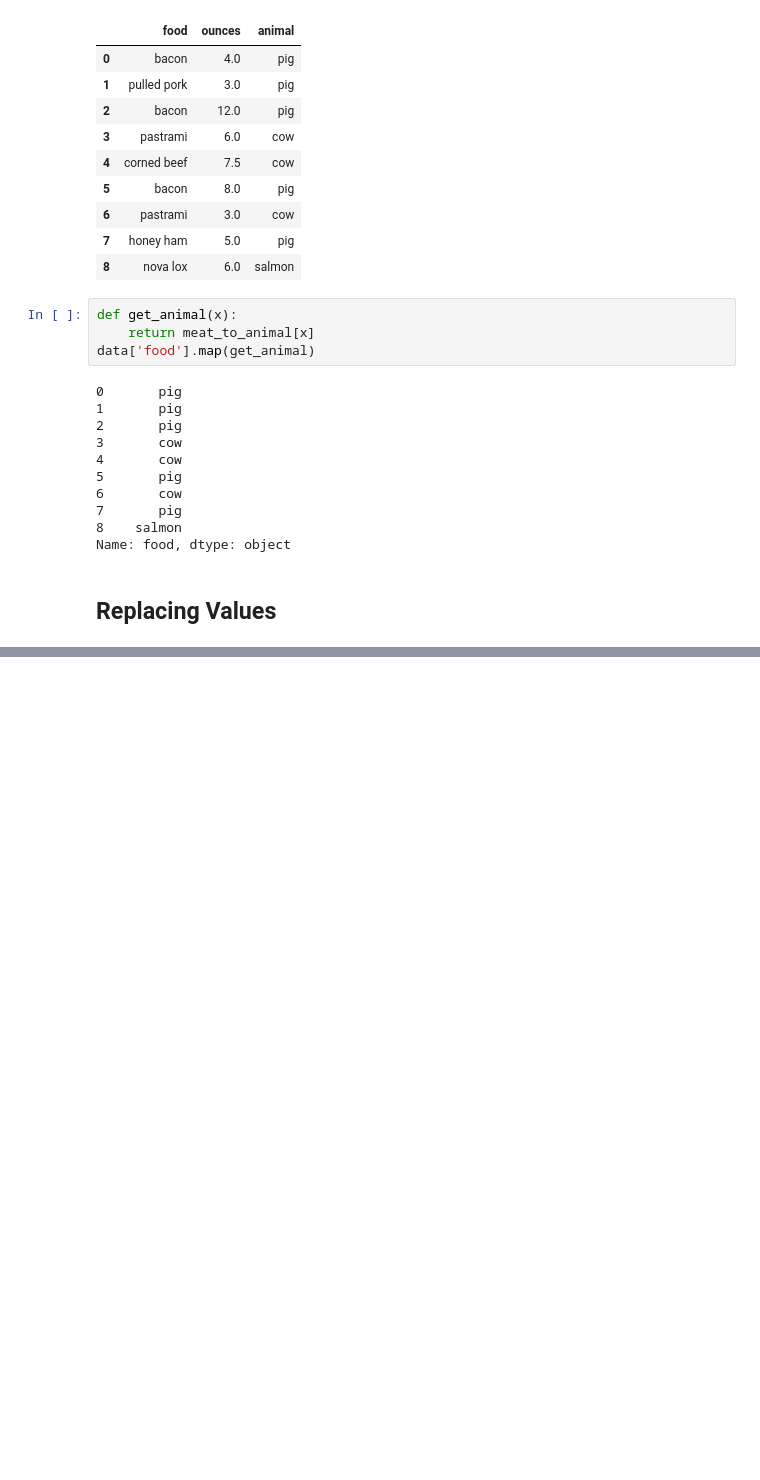
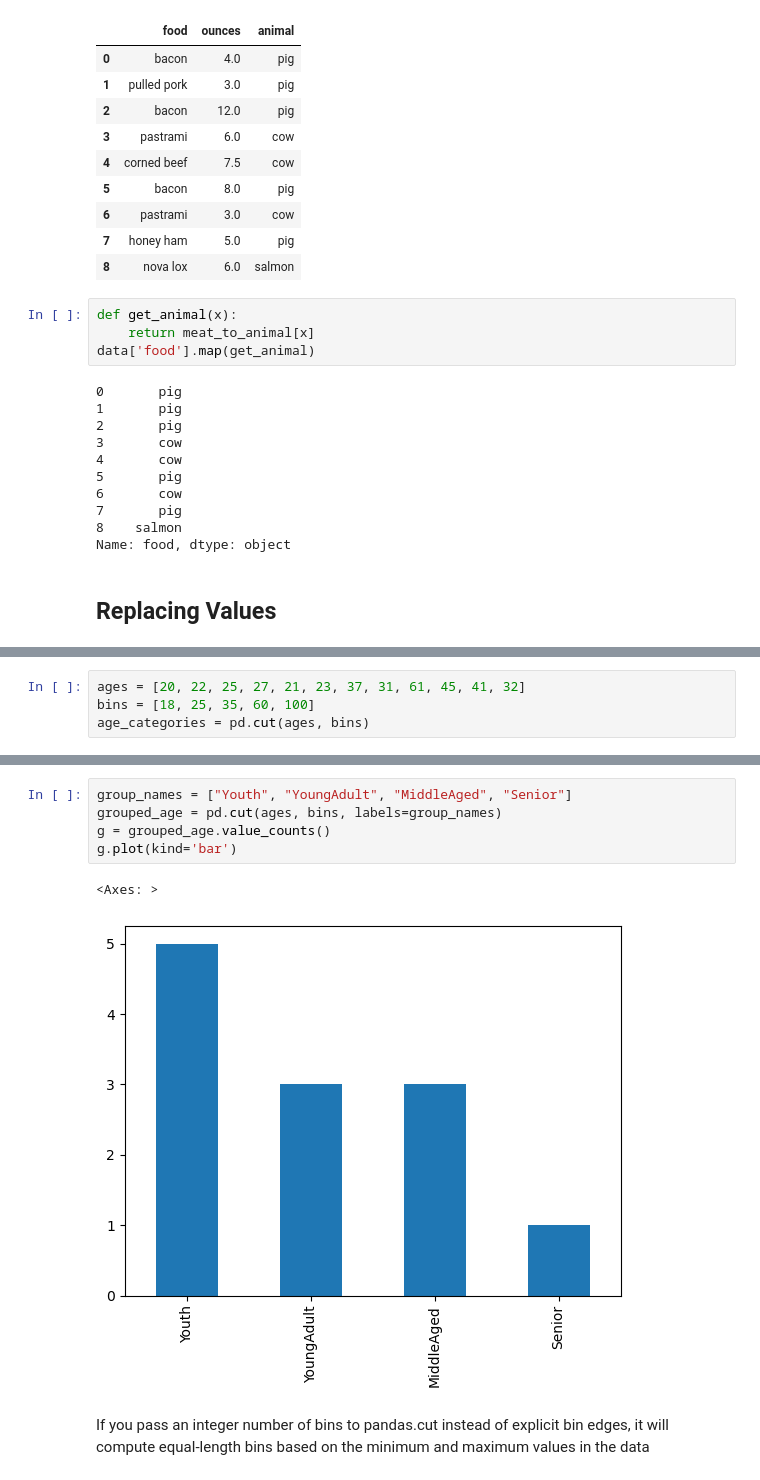
Before and after one commit to ahammadnafiz/Machine-Learning-From-Scratch, a Jupyter notebook: Pandas From Scratch/Data Cleaning and Preparation.ipynb, the cells around one changed output, grey strips where cells are left out. Saved outputs shown, nothing was run; the diff lists cells and outputs as text; blank space fills up the shorter version.

```diff
--- a/Pandas From Scratch/Data Cleaning and Preparation.ipynb
+++ b/Pandas From Scratch/Data Cleaning and Preparation.ipynb
@@ -283,0 +418,4 @@ data = pd.Series([1., -999., 2., -999., -1000., 3.])
+# %%
+ages = [20, 22, 25, 27, 21, 23, 37, 31, 61, 45, 41, 32]
+bins = [18, 25, 35, 60, 100]
+age_categories = pd.cut(ages, bins)
@@ -283,0 +450,12 @@ data = pd.Series([1., -999., 2., -999., -1000., 3.])
+# %%
+group_names = ["Youth", "YoungAdult", "MiddleAged", "Senior"]
+grouped_age = pd.cut(ages, bins, labels=group_names)
+g = grouped_age.value_counts()
+g.plot(kind='bar')
+# %% [output]
+<Axes: >
+[figure, added]
+# %% [markdown]
+ If you pass an integer number of bins to pandas.cut instead of explicit bin edges, it
+ will compute equal-length bins based on the minimum and maximum values in the
+ data
```
Also changed, not shown: parts of 23 cells of this notebook.
